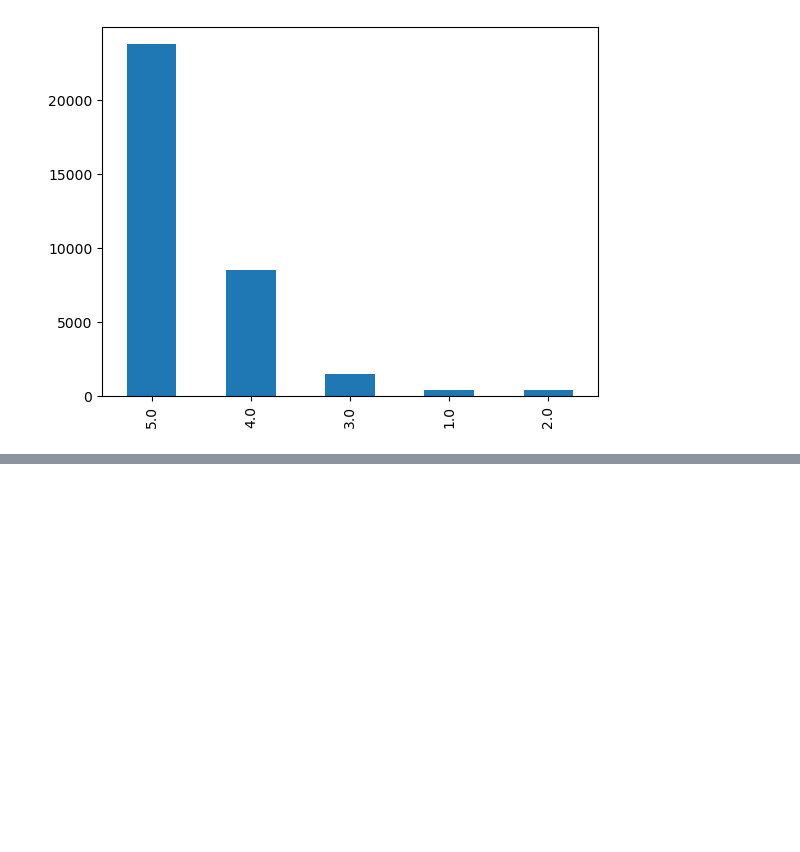
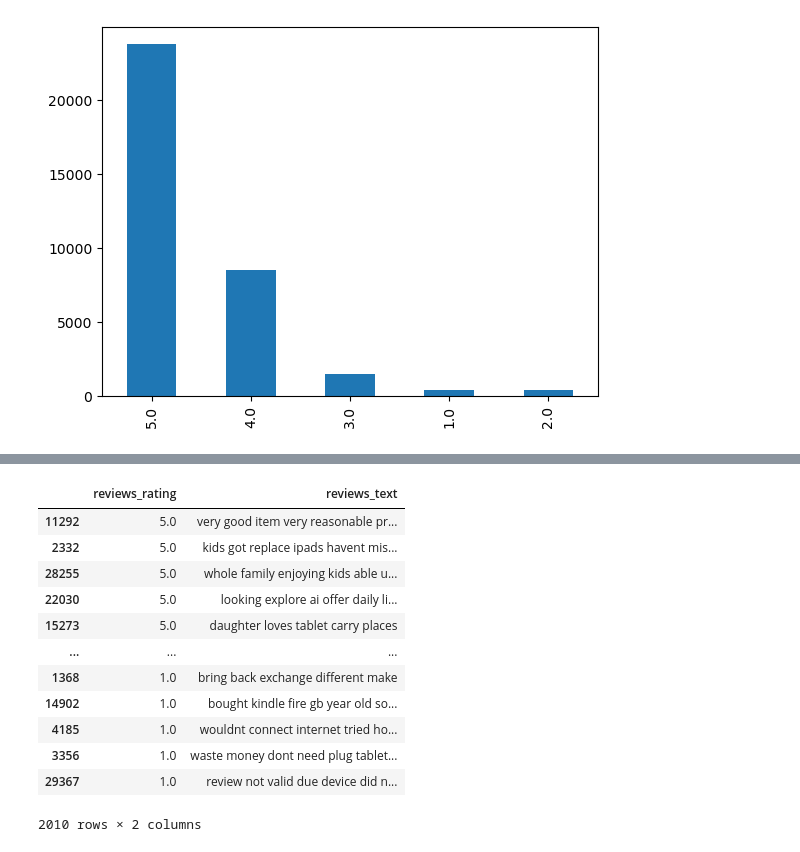
Before and after one commit to CCCaLebF/nlp-sentiment-analysis, a Jupyter notebook: amazon.ipynb, the cells around one changed output, grey strips where cells are left out. Drawn from its saved outputs; the diff is of its cells as text; code cells hidden in the pictures; blank space fills up the shorter version.

```diff
--- a/amazon.ipynb
+++ b/amazon.ipynb
@@ -29,0 +99,35 @@ Name: reviews_rating, dtype: int64
+# %%
+# remove stopwords
+import nltk
+from nltk.corpus import stopwords
+
+def remove_stopwords(sentence):
+  sentence = sentence.split()
+  sentence = [word for word in sentence if word not in stoplist]
+  sentence = ' '.join(sentence)
+  return sentence
+
+
+def custom_stoplist():
+  stop_words = set(stopwords.words('english'))
+  wanted_stopwords = {'not', 'nor', 'no', 'have', 'has', 'had', 'having', 'do', 'does', 'did', 'very'} # stopwords that can change a sentence's meaning
+  stoplist = stop_words - wanted_stopwords
+  return stoplist
+
+stoplist = custom_stoplist()
+amzn["reviews_text"] = amzn["reviews_text"].apply(remove_stopwords)
+amzn
+# %% [output]
+|  | reviews_rating | reviews_text |
+| 11292 | 5.0 | very good item very reasonable pr... |
+| 2332 | 5.0 | kids got replace ipads havent mis... |
+| 28255 | 5.0 | whole family enjoying kids able u... |
+| 22030 | 5.0 | looking explore ai offer daily li... |
+| 15273 | 5.0 | daughter loves tablet carry places |
+| ... | ... | ... |
+| 1368 | 1.0 | bring back exchange different make |
+| 14902 | 1.0 | bought kindle fire gb year old so... |
+| 4185 | 1.0 | wouldnt connect internet tried ho... |
+| 3356 | 1.0 | waste money dont need plug tablet... |
+| 29367 | 1.0 | review not valid due device did n... |
+2010 rows × 2 columns
```
Also changed, not shown: parts of 13 cells of this notebook, 2 other files.
